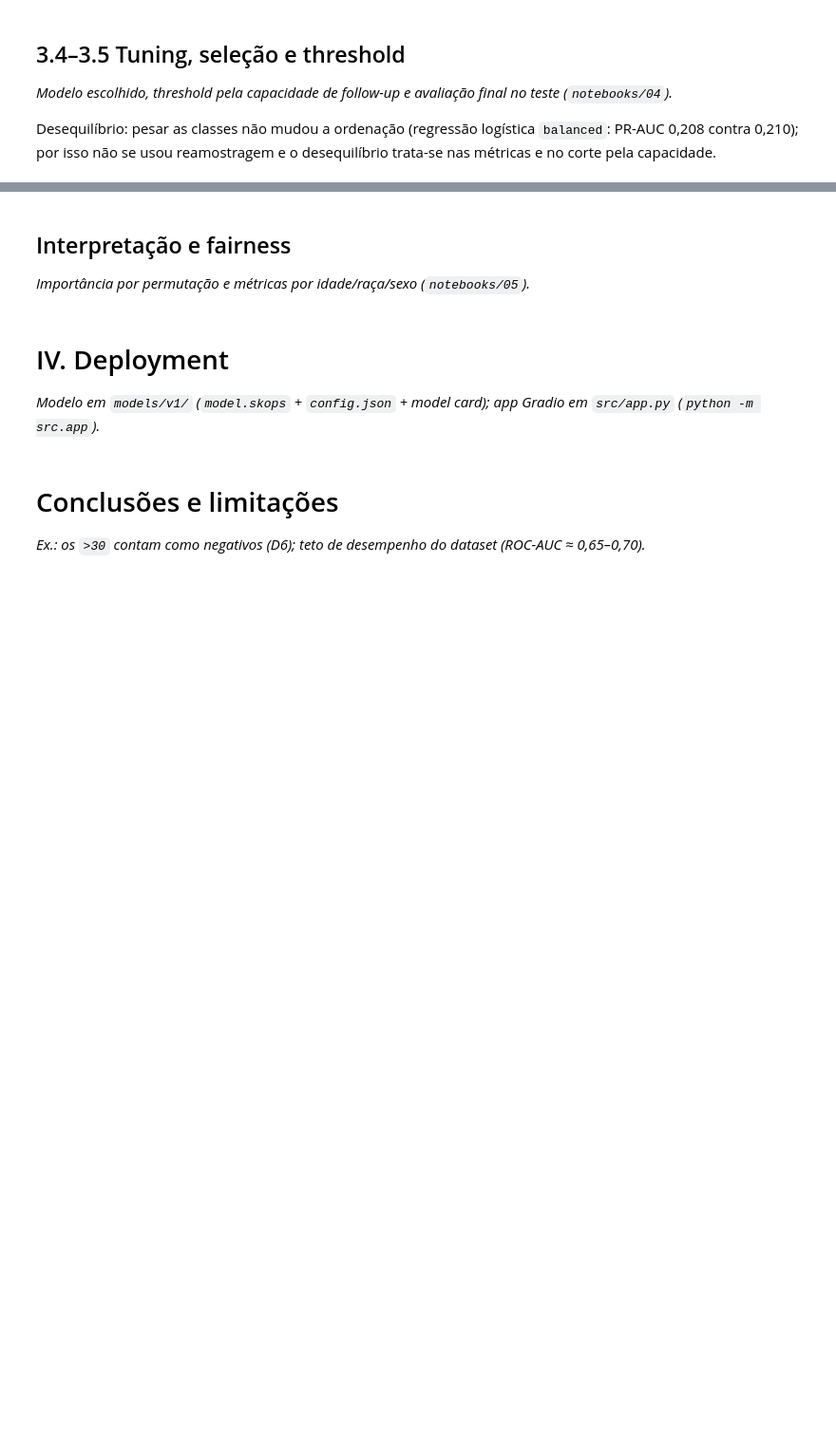
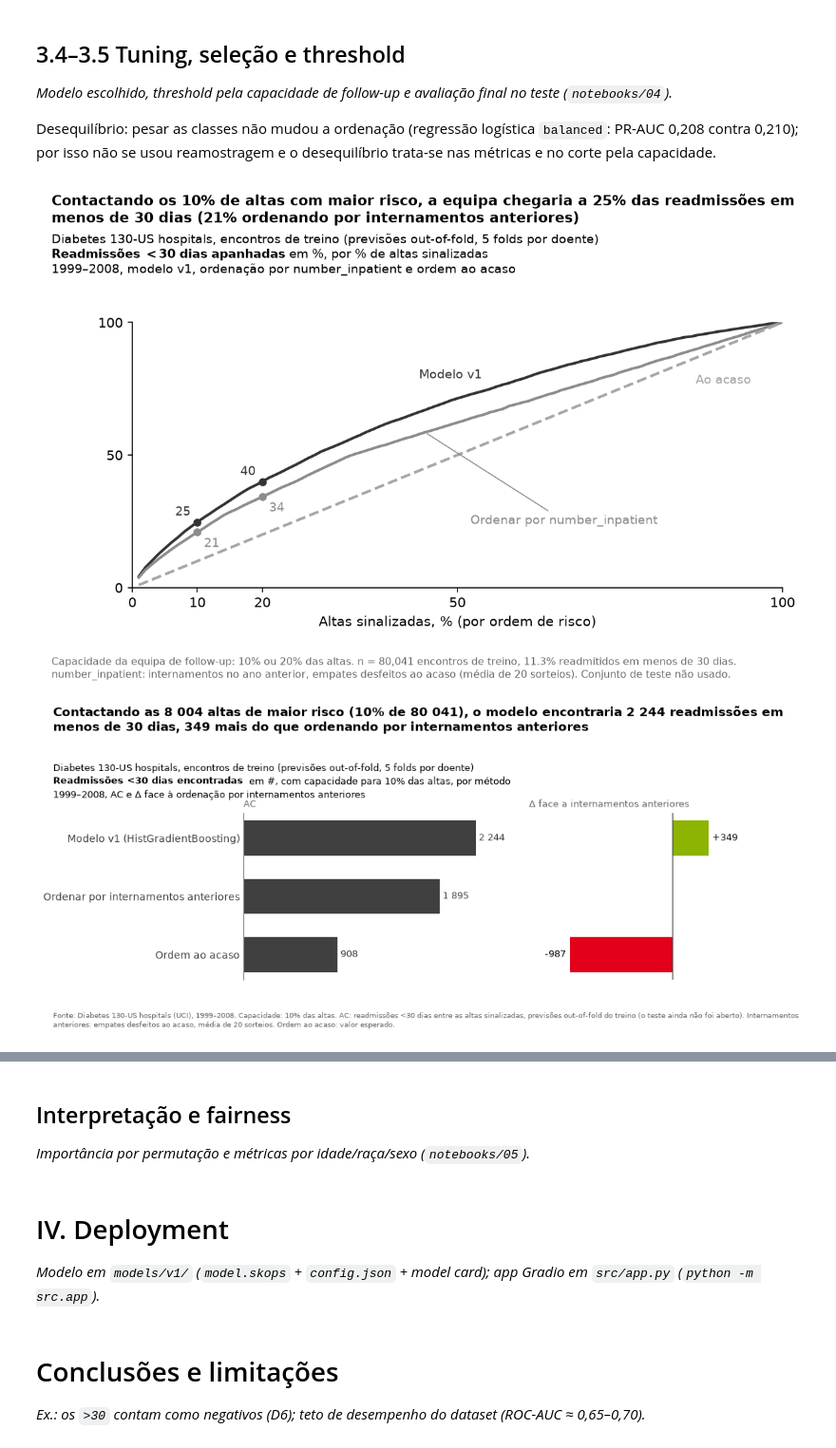
Before and after one commit to EDSB26G11/Bootcamp_Projetos, a Jupyter notebook: Projeto_Final.ipynb, the cells around one changed output, grey strips where cells are left out. Shown at 95% size. Cells and saved outputs as stored; diff of their text form; code cells hidden in the pictures; blank space fills up the shorter version.

```diff
--- a/Projeto_Final.ipynb
+++ b/Projeto_Final.ipynb
@@ -79,3 +117,17 @@ val[["model", "pr_auc", "pr_auc_std", "roc_auc", "recall_at_10", "recall_at_20",
 _Modelo escolhido, threshold pela capacidade de follow-up e avaliação final no teste (`notebooks/04`)._
 
 Desequilíbrio: pesar as classes não mudou a ordenação (regressão logística `balanced`: PR-AUC 0,208 contra 0,210); por isso não se usou reamostragem e o desequilíbrio trata-se nas métricas e no corte pela capacidade.
+# %%
+display(Image(PAGES / "gains_curve_v1.png"))  # gerada no notebooks/04
+
+comp = pd.read_csv(REPORTS / "capacity_comparison_v1.csv")  # gerada no notebooks/04
+for k in (0.10, 0.20):
+    t = comp[comp["k"] == k].set_index("metodo")
+    model_vs_baseline(t, k, n_altas=len(data.X_train),
+                      footnote=SOURCE + f"Capacidade: {pct(k, 0)} das altas. AC: readmissões <30 dias entre as altas "
+                      "sinalizadas, previsões out-of-fold do treino (o teste ainda não foi aberto). Internamentos "
+                      "anteriores: empates desfeitos ao acaso, média de 20 sorteios. Ordem ao acaso: valor esperado."
+                      ).savefig(PAGES / f"page_model_vs_baseline_k{int(k * 100)}.png")
+# %% [output]
+[figure, added]
+[figure, added]
```
Also changed, not shown: parts of 5 cells of this notebook, 25 other files.
